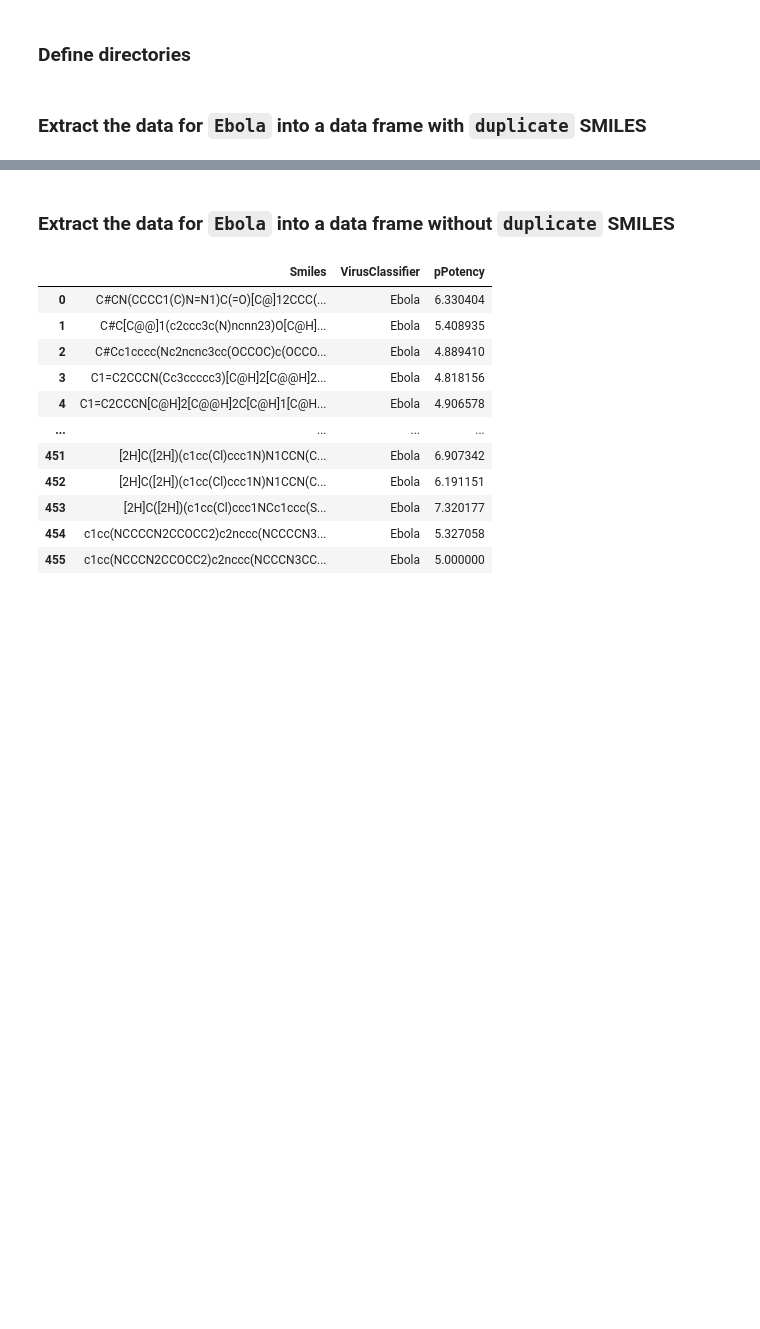
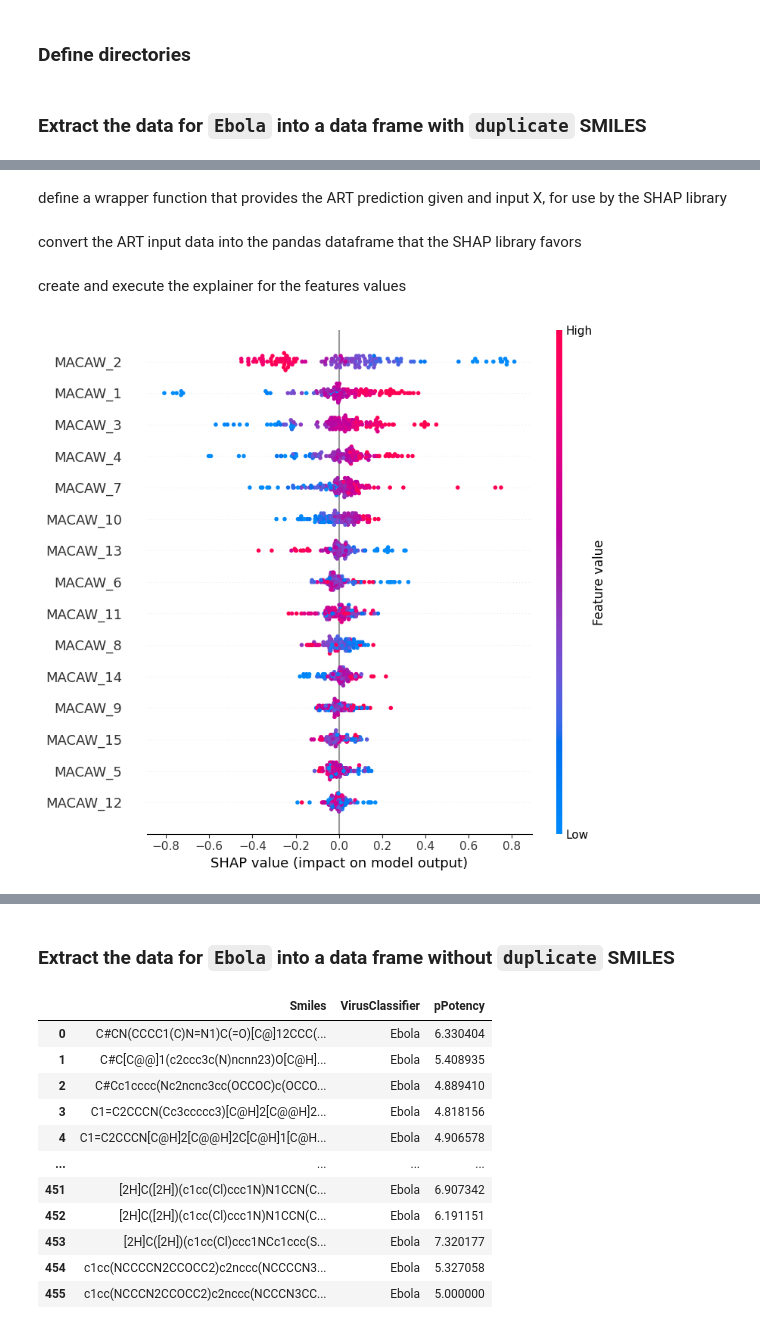
Before and after one commit to soumyadeepghosh35/DTRA_ART, a Jupyter notebook: DTRA_project_notebooks/Step5_ART_Ebola.ipynb, the cells around one changed output, grey strips where cells are left out. Drawn from its saved outputs; the diff is of its cells as text; code cells hidden in the pictures; blank space fills up the shorter version.

```diff
--- a/DTRA_project_notebooks/Step5_ART_Ebola.ipynb
+++ b/DTRA_project_notebooks/Step5_ART_Ebola.ipynb
@@ -40,0 +178,20 @@ EbolaVirusData_chEMBL
+# %%
+plt.style.use('default')
+# %% [markdown]
+define a wrapper function that provides the ART prediction given and input X, for use by the SHAP library
+# %%
+def f(X):
+    return art.predict(X)
+# %% [markdown]
+convert the ART input data into the pandas dataframe that the SHAP library favors
+# %%
+X_df = pd.DataFrame(data=art.X, columns=art_params['input_vars'])
+# %% [markdown]
+create and execute the explainer for the features values
+# %%
+explainer_e   = shap.Explainer(f, X_df)
+shap_values_e = explainer_e(X_df)
+# %%
+shap.summary_plot(shap_values_e)
+# %% [output]
+[figure, added]
```
Also changed, not shown: parts of 22 cells of this notebook, 7 other files.
